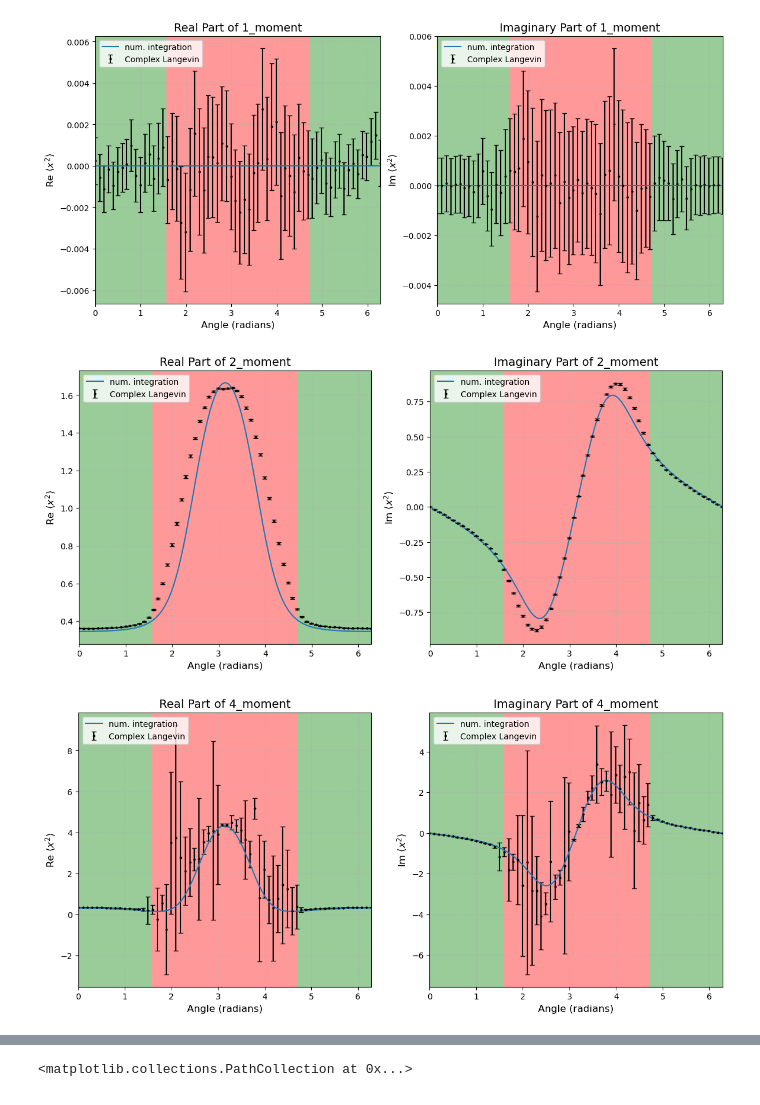
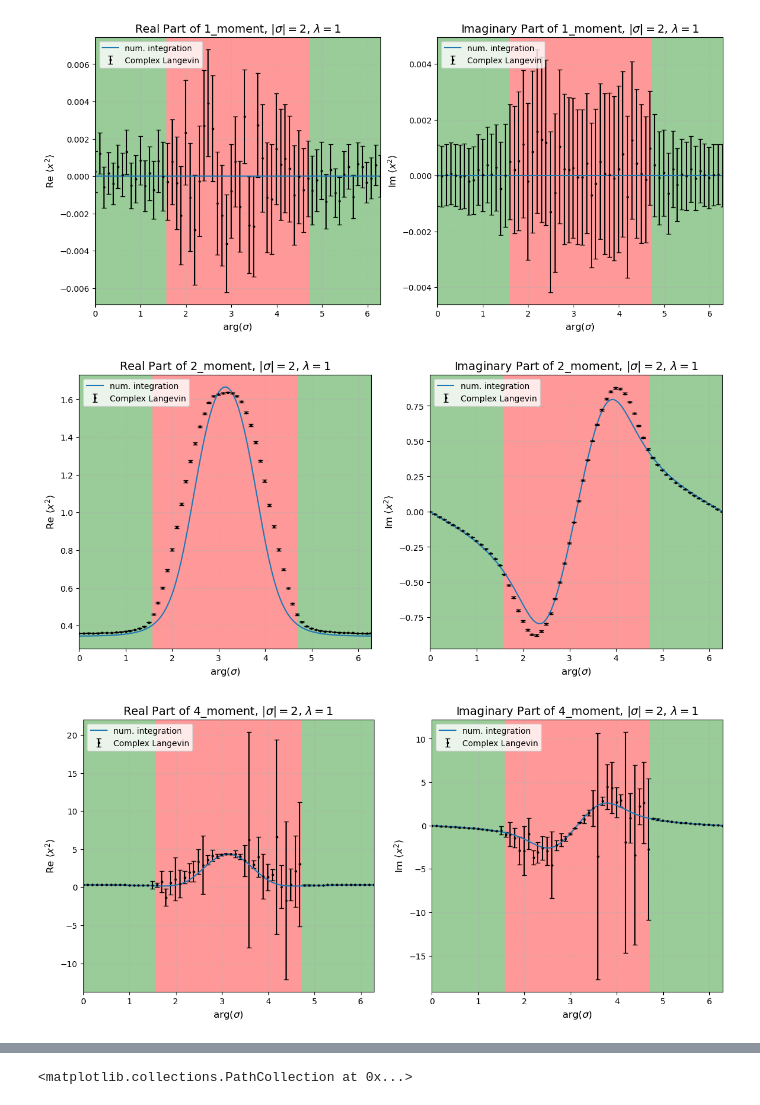
Before and after one commit to FabianHelmberger/Master_project, a Jupyter notebook: analytic/wrong_convergence.ipynb, the cells around one changed output, grey strips where cells are left out. Cells and saved outputs as stored; diff of their text form; code cells hidden in the pictures.

```diff
--- a/analytic/wrong_convergence.ipynb
+++ b/analytic/wrong_convergence.ipynb
@@ -111,6 +120,7 @@ def calculate_stats_complex(rolling_mean, rolling_sqr_mean, counter):
     mean = mean_real + 1j * mean_imag
     return mean, sem
 # %%
+# Running the simulation
 from simulation.config import Config
 from simulation.cl_simulation import ComplexLangevinSimulation
 from src.obs_kernels import n_moment_kernel
@@ -126,9 +136,9 @@ for angle, sigma in zip(angles_cl, (sigma_vals_cl)):
     config = Config(dt = 5e-2, trajs = int(2e4), dims = [1], mass_real = sigma, interaction = lamb, ada_step = True)
     sim = ComplexLangevinSimulation(config)
 
-    sim.register_observable('1_moment', obs_kernel=n_moment_kernel, const_param={'order': 1}, langevin_history=False, thermal_time=3, auto_corr=0.5)
-    sim.register_observable('2_moment', obs_kernel=n_moment_kernel, const_param={'order': 2}, langevin_history=False, thermal_time=3, auto_corr=0.5)
-    sim.register_observable('4_moment', obs_kernel=n_moment_kernel, const_param={'order': 4}, langevin_history=False, thermal_time=3, auto_corr=0.5)
+    sim.register_observable('1_moment', obs_kernel=n_moment_kernel, const_param={'order': 1}, langevin_history=False, thermal_time=1, auto_corr=0.5)
+    sim.register_observable('2_moment', obs_kernel=n_moment_kernel, const_param={'order': 2}, langevin_history=False, thermal_time=1, auto_corr=0.5)
+    sim.register_observable('4_moment', obs_kernel=n_moment_kernel, const_param={'order': 4}, langevin_history=False, thermal_time=1, auto_corr=0.5)
 
     for _ in tqdm(range(int(5e3))):
         sim.step()
@@ -171,7 +181,7 @@ def moment(sigma, lamda=1):
     exec(function_code, {}, local_namespace)
     return local_namespace[f"moment"]
 # %%
-import scienceplots
+
 from scipy.signal import hilbert
 
 # plt.style.use('science')
@@ -189,39 +199,39 @@ for name, tr in sim.trackers.items():
     # numerical integration
     n_moment_num = n_moment_numeric(order, sigma_vals_ana, lamb)
     axes[0].plot(angles_ana, np.real(n_moment_num), label = "num. integration")
     axes[1].plot(angles_ana, np.imag(n_moment_num), label = "num. integration")
 
     # Analytical Function
     #exact_func = n_moment(exact, order)
     #n_moment_ana = exact_func(sigma_vals_ana)
 
     # axes[0].plot(angles_ana, exact_func(sigma_vals_ana).real, color='red', label = "Analytic")
     # axes[1].plot(angles_ana, exact_func(sigma_vals_ana).imag, color='red', label = "Analytic")
 
     # # Titles
-    axes[0].set_title(f'Real Part of {name}', fontsize=14)
-    axes[1].set_title(f'Imaginary Part of {name}', fontsize=14)
+    axes[0].set_title(f'Real Part of {name}'+r', $|\sigma| = $'+f"{sigma_abs}"+r', $\lambda=$'+f"{lamb}", fontsize=14)
+    axes[1].set_title(f'Imaginary Part of {name}'+r', $|\sigma| = $'+f"{sigma_abs}"+r', $\lambda=$'+f"{lamb}", fontsize=14)
 
     # Thimble Sectors
     for ax in axes:
         ax.axvspan(0, np.pi/2, facecolor='green', alpha=0.4)
         ax.axvspan(np.pi/2, 3*np.pi/2, facecolor='red', alpha=0.4)
         ax.axvspan(3*np.pi/2, 2*np.pi, facecolor='green', alpha=0.4)
 
     # Formatting
     for ax in axes:
-        ax.set_xlabel('Angle (radians)', fontsize=12)
+        ax.set_xlabel(r'arg($\sigma$)', fontsize=12)
         ax.grid(alpha=0.5, linestyle='--')
         ax.legend(fontsize=10, loc = 'upper left')
         ax.tick_params(axis='both', which='major', labelsize=10)
         ax.set_xlim(np.min(angles_ana), np.max(angles_ana))
     # plt.savefig(name)
     axes[0].set_ylabel(r'Re $\langle x^2 \rangle$', fontsize=12)
     axes[1].set_ylabel(r'Im $\langle x^2 \rangle$', fontsize=12)
 # %% [output]
-[figure, old version]
+[figure, new version]
-[figure, old version]
+[figure, new version]
-[figure, old version]
+[figure, new version]
 # %%
 import matplotlib
 for name, tr in sim.trackers.items():
```
Also changed, not shown: parts of 5 cells of this notebook.
